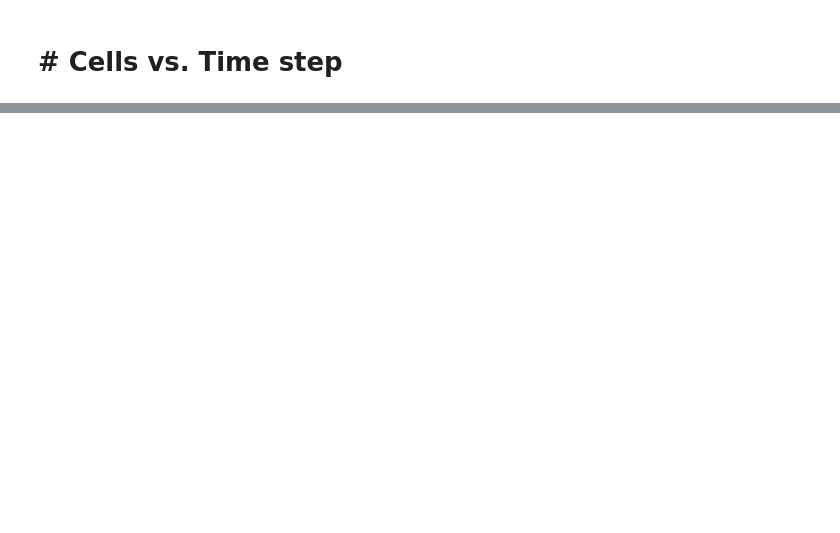
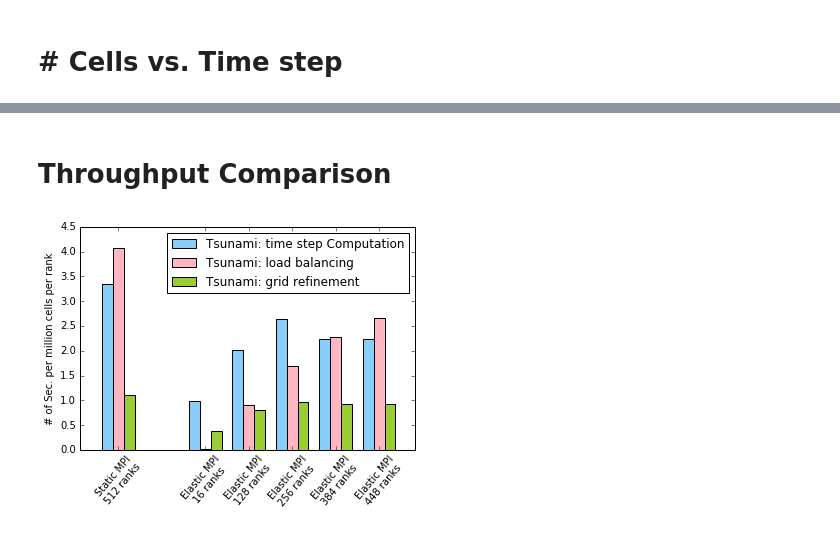
Before and after one commit to hellenbr/iSamoa, a Jupyter notebook: scripts/paper_cf17/Performance_2.ipynb, the cells around one changed output, grey strips where cells are left out. Drawn from its saved outputs; the diff is of its cells as text; code cells hidden in the pictures; blank space fills up the shorter version.

```diff
--- a/scripts/paper_cf17/Performance_2.ipynb
+++ b/scripts/paper_cf17/Performance_2.ipynb
@@ -144,0 +190,50 @@ fig.savefig(basepath + "/cpu-hr_comparison.pdf", bbox_extra_artists=(lgd,), bbox
+# %% [markdown]
+# Throughput Comparison
+# %%
+fig = plt.figure()
+ax = fig.gca()
+
+# The first data is from MPI
+tsu_ranks = all_tsu_ranks[0]
+tsu_ts_et = all_tsu_ts_et[0]
+tsu_lb_et = all_tsu_lb_et[0]
+tsu_adp_et = all_tsu_adp_et[0]
+
+# The rest are from iMPI Fit
+tsu_ranks = tsu_ranks + all_tsu_ranks[1]
+tsu_ts_et = tsu_ts_et + all_tsu_ts_et[1]
+tsu_lb_et = tsu_lb_et + all_tsu_lb_et[1]
+tsu_adp_et = tsu_adp_et + all_tsu_adp_et[1]
+
+# xtick labels
+x_labels = []
+str = 'Static MPI\n%d ranks' % tsu_ranks[0]
+x_labels = x_labels + [str]
+for i in range(1,len(tsu_ranks)):
+    str = 'Elastic MPI\n%d ranks' % tsu_ranks[i]
+    x_labels = x_labels + [str]
+
+# xtick locations
+loc = np.arange(len(tsu_ts_et))
+for i in loc[1:]:
+    loc[i] = loc[i] + 1
+
+# bar width
+width = 0.25
+
+# plot 3 data series
+ax.bar(loc, tsu_ts_et, width, color='lightskyblue', label='Tsunami: time step Computation')
+ax.bar(loc+width, tsu_lb_et, width, color='lightpink', label='Tsunami: load balancing')
+ax.bar(loc+width*2, tsu_adp_et, width, color='yellowgreen', label='Tsunami: grid refinement')
+
+# setting
+ax.legend()
+ax.set_xticks(loc + width*1.5, )
+ax.set_xticklabels(x_labels, rotation=50)
+ax.set_xlim(-0.5,7.2)
+ax.set_ylabel('# of Sec. per million cells per rank')
+
+# Save figure
+fig.savefig(basepath + "/thruput_comparison.pdf", bbox_inches='tight')
+# %% [output]
+[figure, added]
```
Also changed, not shown: parts of 7 cells of this notebook, 28 other files.
